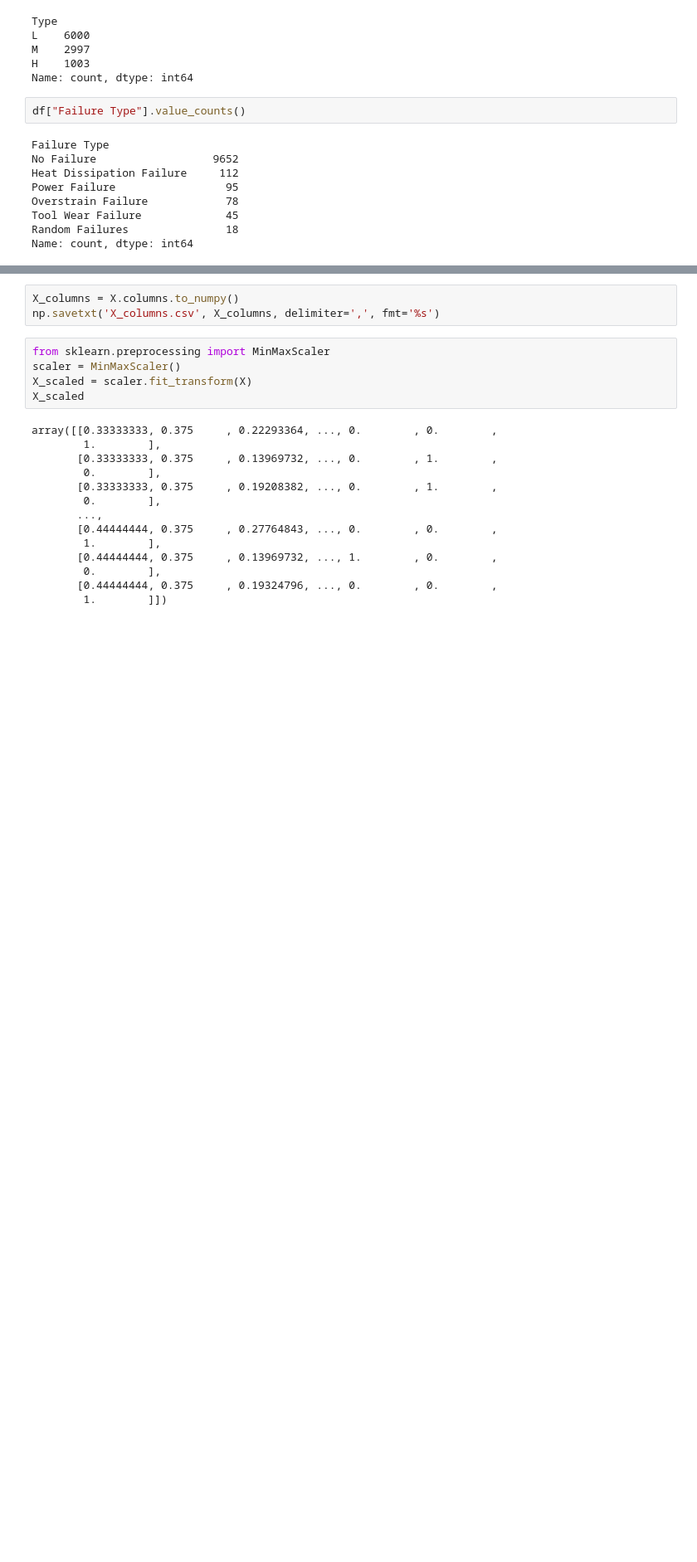
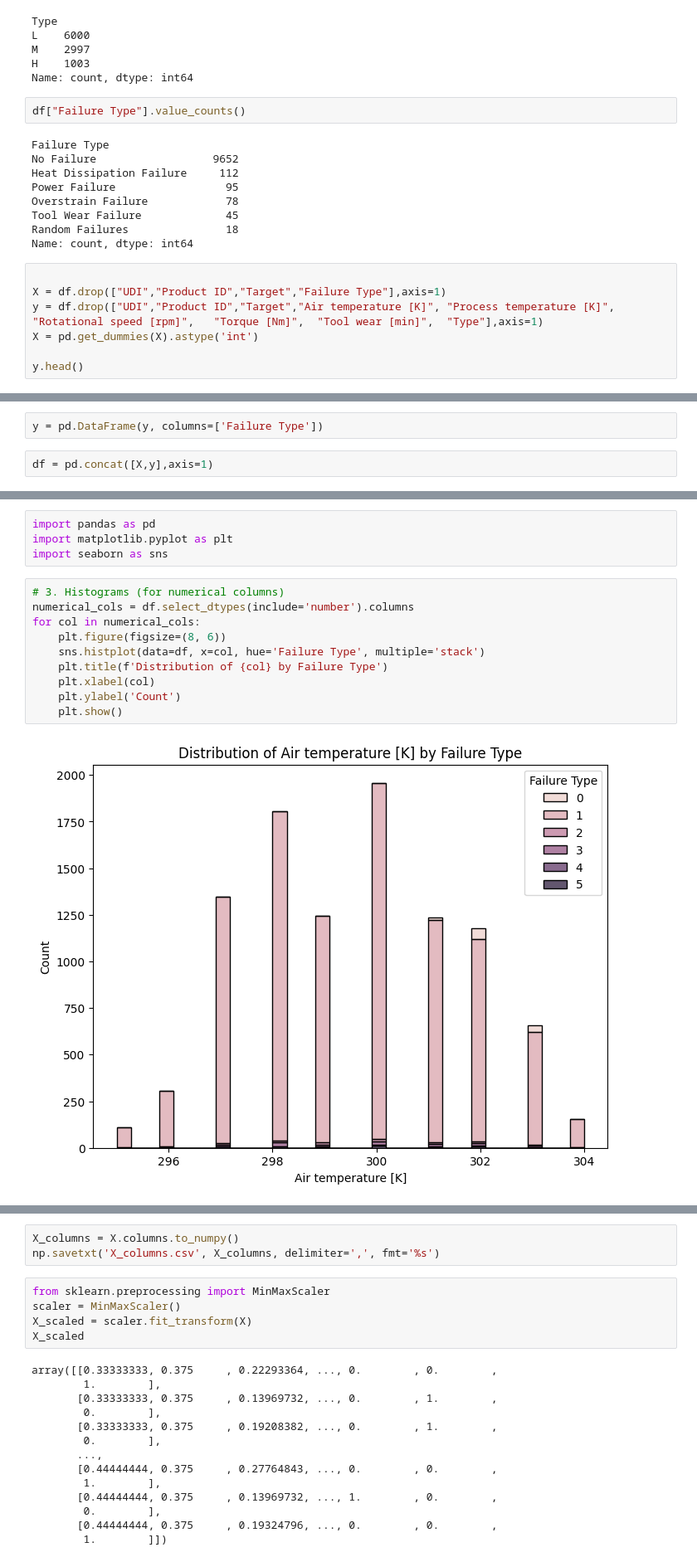
Before and after one commit to darda-abu/Machine-failure-prediction, a Jupyter notebook: data/process.ipynb, the cells around one changed output, grey strips where cells are left out. Shown at 83% size. Drawn from its saved outputs; the diff is of its cells as text; blank space fills up the shorter version.

Commit message:
preprocess: added visualizers

```diff
--- a/data/process.ipynb
+++ b/data/process.ipynb
@@ -75,3 +75,10 @@ Overstrain Failure            78
 Tool Wear Failure             45
 Random Failures               18
 Name: count, dtype: int64
+# %%
+
+X = df.drop(["UDI","Product ID","Target","Failure Type"],axis=1)
+y = df.drop(["UDI","Product ID","Target","Air temperature [K]",	"Process temperature [K]",	"Rotational speed [rpm]",	"Torque [Nm]",	"Tool wear [min]",	"Type"],axis=1)
+X = pd.get_dummies(X).astype('int')
+
+y.head()
@@ -77,0 +99,4 @@ Name: count, dtype: int64
+# %%
+y = pd.DataFrame(y, columns=['Failure Type'])
+# %%
+df = pd.concat([X,y],axis=1)
@@ -77,0 +112,16 @@ Name: count, dtype: int64
+# %%
+import pandas as pd
+import matplotlib.pyplot as plt
+import seaborn as sns
+# %%
+# 3. Histograms (for numerical columns)
+numerical_cols = df.select_dtypes(include='number').columns
+for col in numerical_cols:
+    plt.figure(figsize=(8, 6))
+    sns.histplot(data=df, x=col, hue='Failure Type', multiple='stack')
+    plt.title(f'Distribution of {col} by Failure Type')
+    plt.xlabel(col)
+    plt.ylabel('Count')
+    plt.show()
+# %% [output]
+[figure, added]
```
Also changed, not shown: parts of 9 cells of this notebook, 2 other files.
